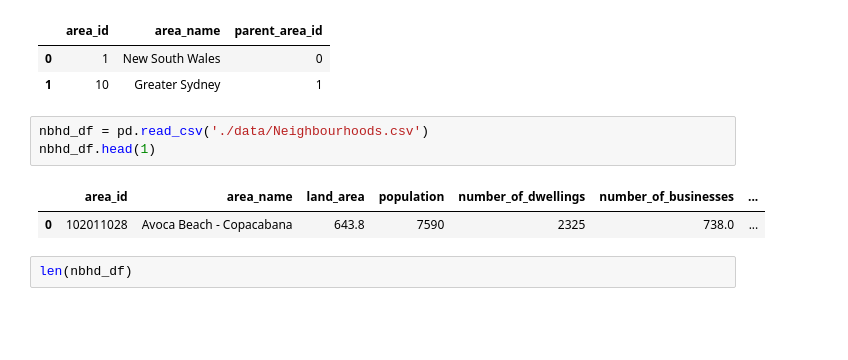
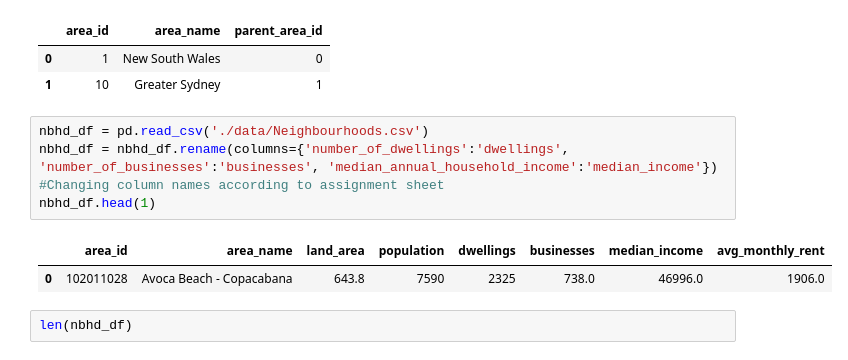
Before and after one commit to ew92/data2001_project, a Jupyter notebook: main.ipynb, the cells around one changed output. Drawn from its saved outputs; the diff is of its cells as text; blank space fills up the shorter version.

Commit message:
changed column names to match the assignment sheet

```diff
--- a/main.ipynb
+++ b/main.ipynb
@@ -35,10 +35,11 @@ stat_areas_df.head(2)
 | 1 | 10 | Greater Sydney | 1 |
 # %%
 nbhd_df = pd.read_csv('./data/Neighbourhoods.csv')
+nbhd_df = nbhd_df.rename(columns={'number_of_dwellings':'dwellings', 'number_of_businesses':'businesses', 'median_annual_household_income':'median_income'}) #Changing column names according to assignment sheet
 nbhd_df.head(1)
 # %% [output]
-|  | area_id | area_name | land_area | population | number_of_dwellings | number_of_businesses | ... |
-| 0 | 102011028 | Avoca Beach - Copacabana | 643.8 | 7590 | 2325 | 738.0 | ... |
+|  | area_id | area_name | land_area | population | dwellings | businesses | median_income | avg_monthly_rent |
+| 0 | 102011028 | Avoca Beach - Copacabana | 643.8 | 7590 | 2325 | 738.0 | 46996.0 | 1906.0 |
 # %%
 len(nbhd_df)
 # %% [output]
```
Also changed, not shown: parts of 16 cells of this notebook.
